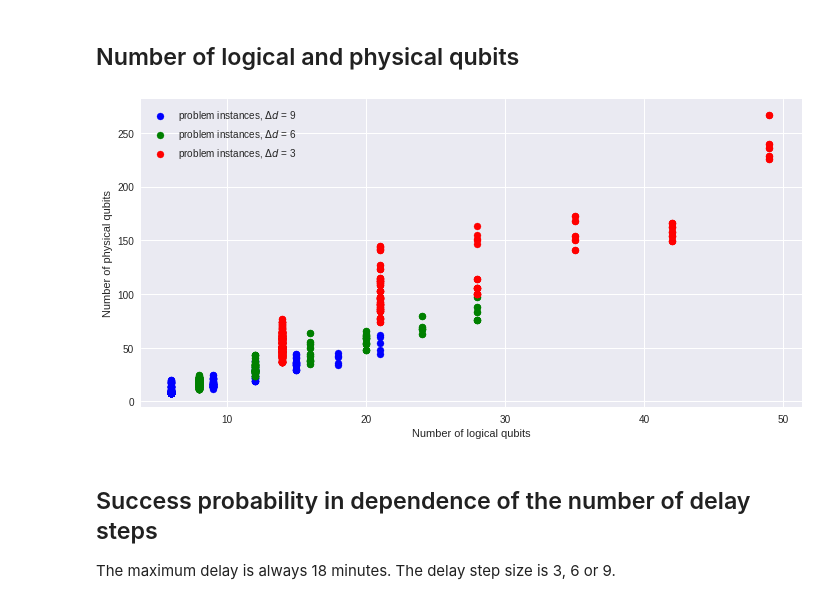
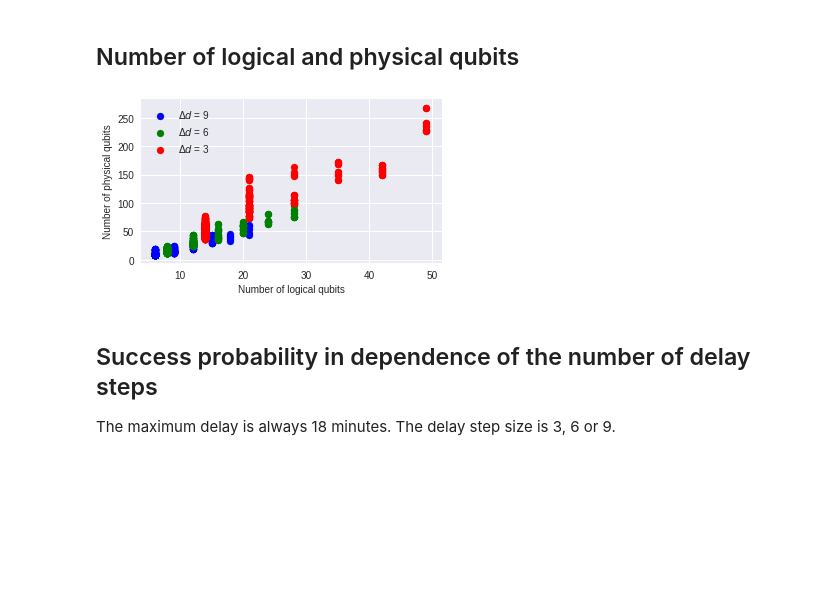
Before and after one commit to ventugithub/QCFATM, a Jupyter notebook: code/departureDelayModel/qubo/analysis/Analyse Annealing Results I.ipynb, the cells around one changed output. Saved outputs shown, nothing was run; the diff lists cells and outputs as text; code cells hidden in the pictures; blank space fills up the shorter version.

Commit message:
Updated jupyter notebooks for producing paper figures

```diff
--- a/code/departureDelayModel/qubo/analysis/Analyse Annealing Results I.ipynb
+++ b/code/departureDelayModel/qubo/analysis/Analyse Annealing Results I.ipynb
@@ -39,8 +39,8 @@ def parseInstance(instancefile):
     # get number of flights and conflicts
     instancefile = '../../../../precalculation/data/instances/connectedComponents/maxDepartDelayPrecalculation_018/atm_instance_partition%04i_delayStep%03i_maxDelay%03i.h5' % (partition, delay, maxDelay)
     f = h5py.File(instancefile, 'r')
-    flights = f['atm-instance'].attrs['Number of flights']
-    conflicts = f['atm-instance'].attrs['Number of conflicts']
+    flights = f['Instance'].attrs['Number of flights']
+    conflicts = f['Instance'].attrs['Number of conflicts']
     f.close()
 
 
@@ -96,23 +96,26 @@ The data for 423 (= 3 * 47 * 3 ) partitions is complete.
 # %% [markdown]
 ## Number of logical and physical qubits ##
 # %%
-fig = plt.figure(figsize=(10,5))
+fig = plt.figure(figsize=(5,3))
 ax = fig.add_subplot(1, 1, 1)
 subset = iv[(iv.isValid==True) & (iv.delayStep==9)]
-ax.scatter(subset.NLogQubits, subset.NPhysQubits, c='b', label='problem instances, $\Delta d$ = 9');
+ax.scatter(subset.NLogQubits, subset.NPhysQubits, c='b', label='$\Delta d$ = 9');
 subset = iv[(iv.isValid==True) & (iv.delayStep==6)]
-ax.scatter(subset.NLogQubits, subset.NPhysQubits, c='g', label='problem instances, $\Delta d$ = 6');
+ax.scatter(subset.NLogQubits, subset.NPhysQubits, c='g', label='$\Delta d$ = 6');
 subset = iv[(iv.isValid==True) & (iv.delayStep==3)]
-ax.scatter(subset.NLogQubits, subset.NPhysQubits, c='r', label='problem instances, $\Delta d$ = 3');
-ax.set_xlabel('Number of logical qubits')
-ax.set_ylabel('Number of physical qubits')
-ax.legend();
+ax.scatter(subset.NLogQubits, subset.NPhysQubits, c='r', label='$\Delta d$ = 3');
+fs = 10
+ax.set_xlabel('Number of logical qubits', fontsize=fs)
+ax.set_ylabel('Number of physical qubits', fontsize=fs)
+ax.legend(fontsize=fs);
+#plt.rcParams['xtick.labelsize'] = fs
+#plt.rcParams['ytick.labelsize'] = fs
 plt.tight_layout()
-pdf = matplotlib.backends.backend_pdf.PdfPages('physicalVsLogicalNumberOfQubits.pdf');
+pdf = matplotlib.backends.backend_pdf.PdfPages('paperpics/physicalVsLogicalNumberOfQubits.pdf');
 pdf.savefig(figure=fig);
 pdf.close();
 # %% [output]
-[figure, old version]
+[figure, new version]
 # %% [markdown]
 ## Success probability in dependence of the number of delay steps ##
 The maximum delay is always 18 minutes. The delay step size is 3, 6 or 9.
```
Also changed, not shown: parts of 6 cells of this notebook, 2 other files.
